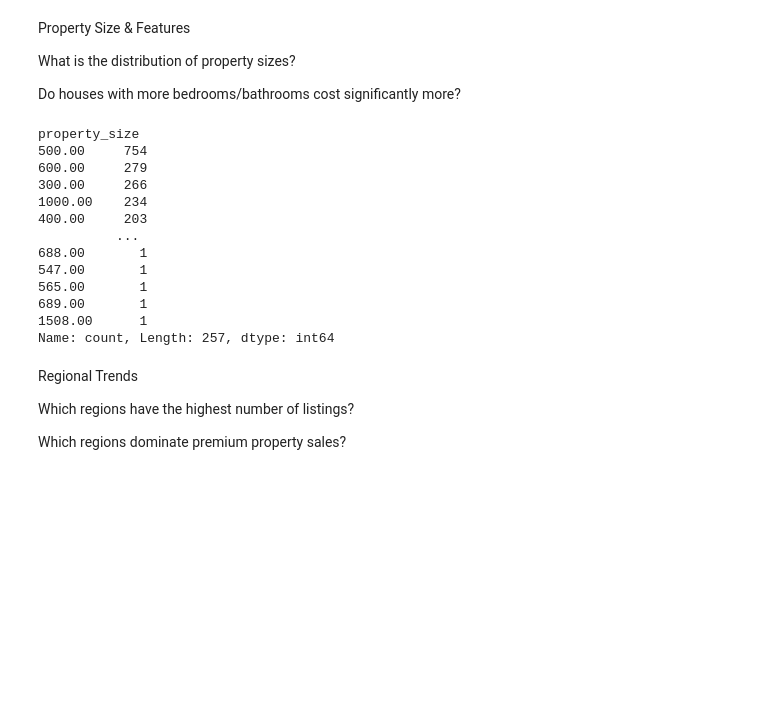
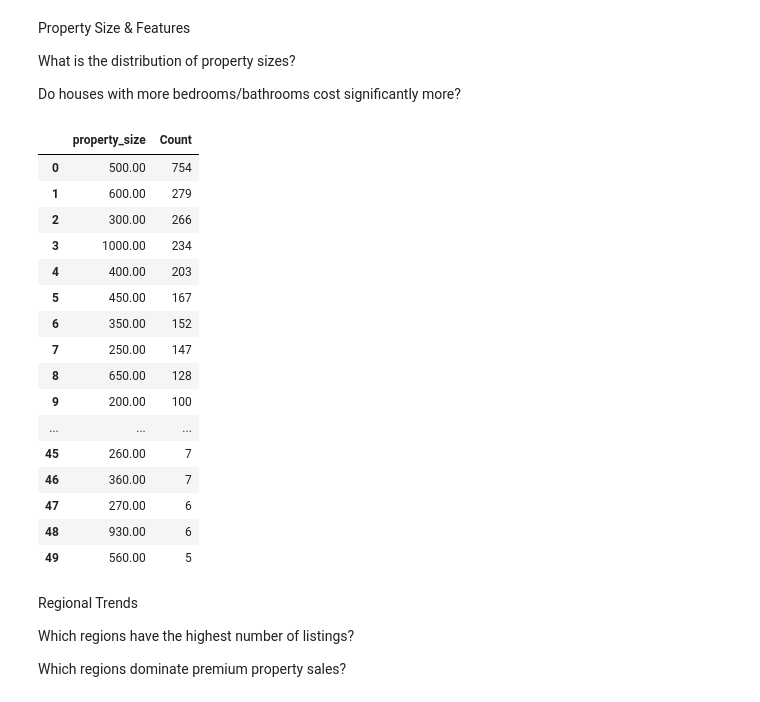
Before and after one commit to Tech-sister/market-analysis-of-housing-sales-on-Jiji.ng, a Jupyter notebook: nigeria-jiji-housing-marketplace-cleaned-data-analysis.ipynb, the cells around one changed output. Saved outputs shown, nothing was run; the diff lists cells and outputs as text; code cells hidden in the pictures; blank space fills up the shorter version.

```diff
--- a/nigeria-jiji-housing-marketplace-cleaned-data-analysis.ipynb
+++ b/nigeria-jiji-housing-marketplace-cleaned-data-analysis.ipynb
@@ -406,21 +406,25 @@ What is the distribution of property sizes?
 
 Do houses with more bedrooms/bathrooms cost significantly more?
 # %%
-new_df["property_size"].value_counts()
+new_df["property_size"].value_counts().sort_values(ascending=False).head(50).reset_index(name="Count")
 # %% [output]
-property_size
-500.00     754
-600.00     279
-300.00     266
-1000.00    234
-400.00     203
-          ...
-688.00       1
-547.00       1
-565.00       1
-689.00       1
-1508.00      1
-Name: count, Length: 257, dtype: int64
+|  | property_size | Count |
+| 0 | 500.00 | 754 |
+| 1 | 600.00 | 279 |
+| 2 | 300.00 | 266 |
+| 3 | 1000.00 | 234 |
+| 4 | 400.00 | 203 |
+| 5 | 450.00 | 167 |
+| 6 | 350.00 | 152 |
+| 7 | 250.00 | 147 |
+| 8 | 650.00 | 128 |
+| 9 | 200.00 | 100 |
+| ... | ... | ... |
+| 45 | 260.00 | 7 |
+| 46 | 360.00 | 7 |
+| 47 | 270.00 | 6 |
+| 48 | 930.00 | 6 |
+| 49 | 560.00 | 5 |
 # %% [markdown]
 Regional Trends
 
```
Also changed, not shown: 2 other files.
